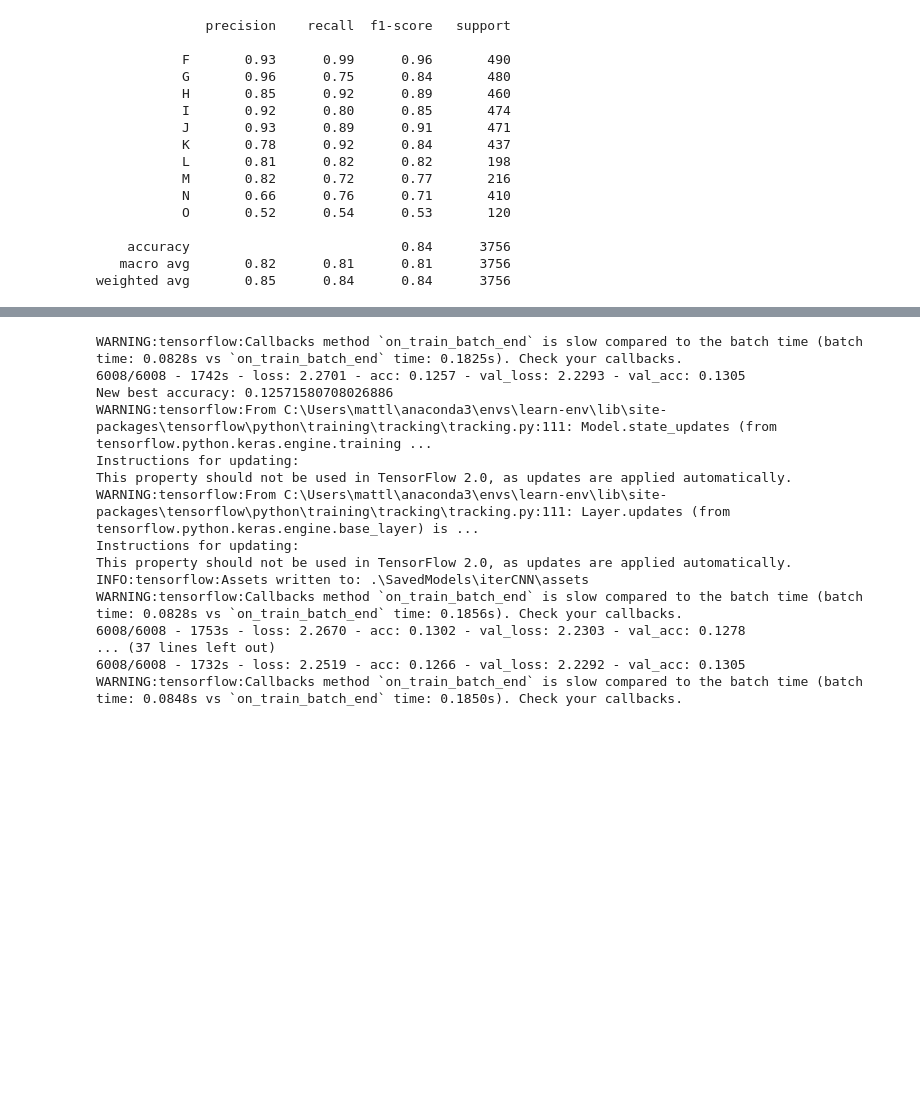
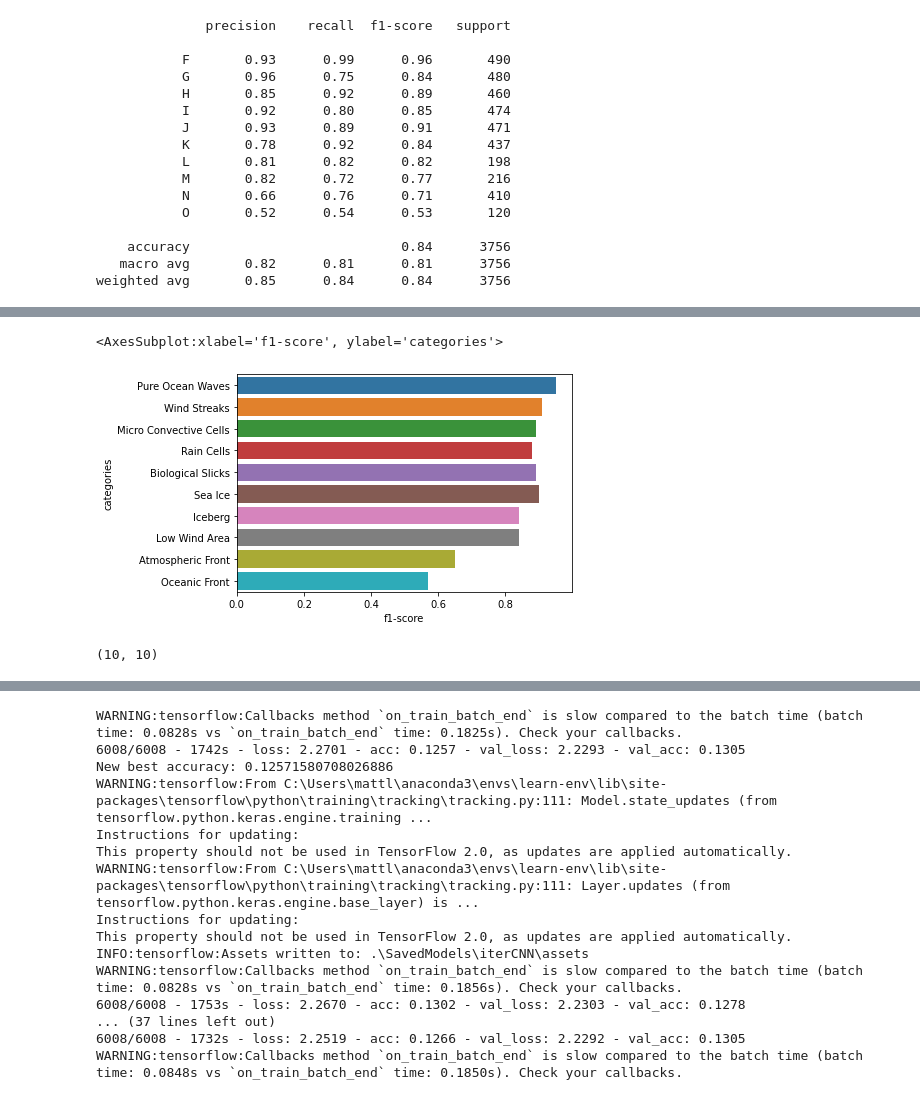
Before and after one commit to mattlegro/SAR-OceanImage-CNN, a Jupyter notebook: CNN_iters.ipynb, the cells around one changed output, grey strips where cells are left out. Cells and saved outputs as stored; diff of their text form; code cells hidden in the pictures; blank space fills up the shorter version.

```diff
--- a/CNN_iters.ipynb
+++ b/CNN_iters.ipynb
@@ -264,0 +456,26 @@ weighted avg       0.85      0.84      0.84      3756
+# %%
+model = models.load_model('.\SavedModels\iterCNN')
+# %%
+preds = np.argmax(model.predict(test_generator), axis = -1)
+# %%
+target_names = list(test_generator.class_indices.keys())
+report = classification_report(test_generator.classes,preds,target_names = target_names,output_dict = True)
+# %%
+class_df = pd.DataFrame(report).transpose()
+class_df = class_df.iloc[:10,:]
+class_df = class_df.reset_index()
+category_dict = {
+    'F' : 'Pure Ocean Waves',
+    'G' : 'Wind Streaks',
+    'H' : 'Micro Convective Cells',
+    'I' : 'Rain Cells',
+    'J' : 'Biological Slicks',
+    'K' : 'Sea Ice',
+    'L' : 'Iceberg',
+    'M' : 'Low Wind Area',
+    'N' : 'Atmospheric Front',
+    'O' : 'Oceanic Front'
+}
+class_df = class_df.rename(columns = {'index':'categories'})
+class_df['categories'] = class_df.categories.apply(lambda x: x.replace(x,category_dict[x]))
+class_df['f1-score'] = [0.95, 0.91, 0.89, 0.88, 0.89, 0.90, 0.84, 0.84, 0.65, 0.57]
@@ -264,0 +496,19 @@ weighted avg       0.85      0.84      0.84      3756
+# %%
+sns.barplot(data = class_df,x ='f1-score',y='categories')
+# %% [output]
+<AxesSubplot:xlabel='f1-score', ylabel='categories'>
+[figure, added]
+# %%
+conf_matrix = np.array([[489 ,  0 ,  0 ,  0 ,  0  , 0 ,  1  , 0 ,  0  , 0],
+ [  4 ,455 , 12  , 0  , 1  , 0  , 2  , 0  , 3  , 3],
+ [  0  ,38, 387,   3 , 24 ,  0 ,  0  , 2  , 3  , 3],
+ [  0  , 1 ,  0 ,445 ,  4  , 5 ,  3  , 7 ,  5  , 4],
+ [  0  , 4 ,  3 ,  2 ,450  , 6  , 0  , 4  , 0  , 2],
+ [  0  , 0 ,  0 ,  7 , 35 ,384  , 2  , 9  , 0  , 0],
+ [  8  , 0 ,  0 , 11 ,  0  , 5 ,162  , 0  , 6  , 6],
+ [  0  , 0 ,  0 , 19 ,  2  ,12 ,  0 ,182  , 1 ,  0],
+ [ 33  ,24 ,  4 , 41 , 14  , 1 , 11 , 11 ,211 , 60],
+ [  5  , 1 ,  3 ,  6 ,  8 ,  1  , 5 ,  0 , 12 , 79]])
+conf_matrix.shape
+# %% [output]
+(10, 10)
```
Also changed, not shown: parts of 32 cells of this notebook, 10 other files.
